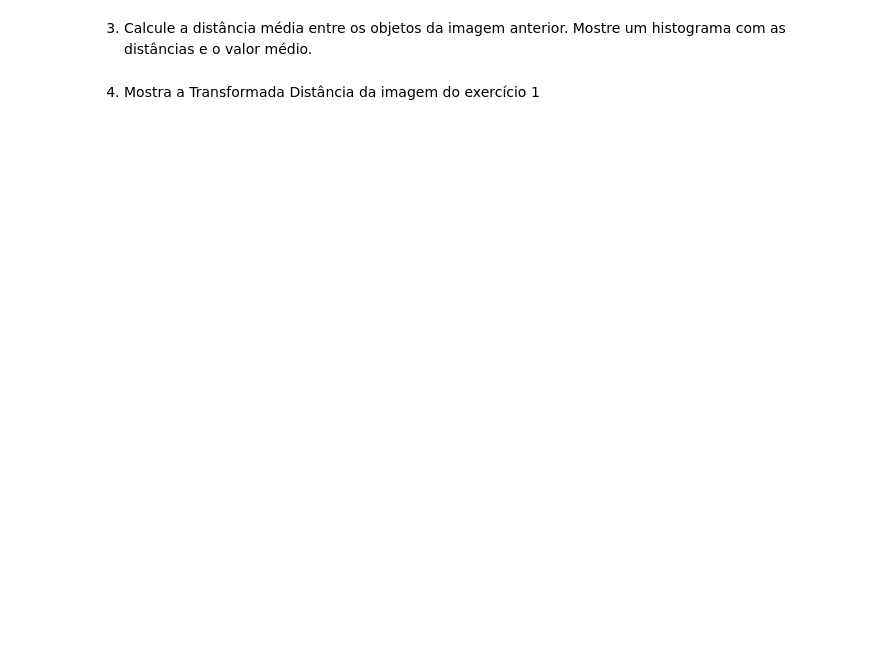
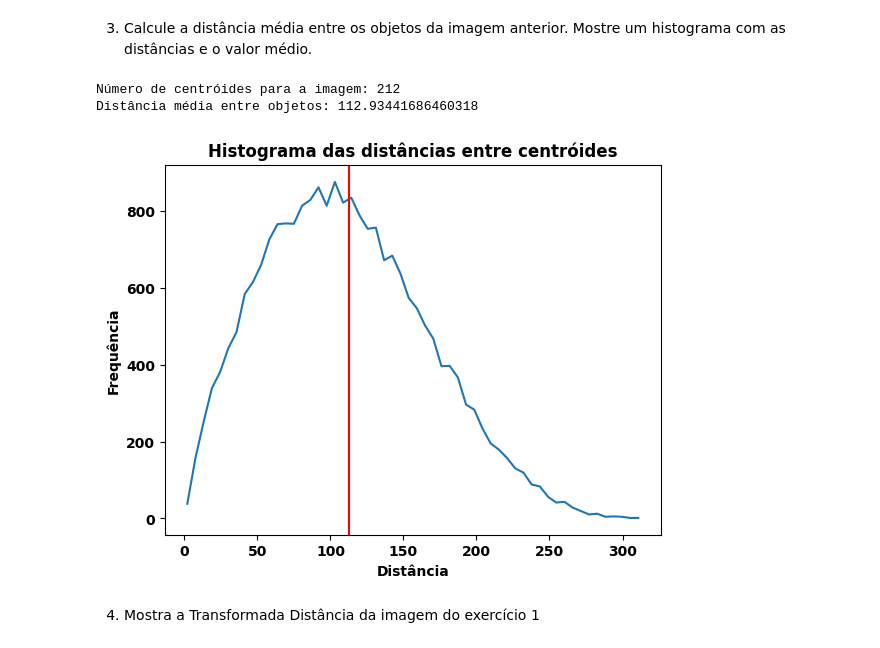
Before and after one commit to marcella314/gbc216_t2_G14, a Jupyter notebook: Lab02 - Connected Components/lab02.ipynb, the cells around one changed output. Drawn from its saved outputs; the diff is of its cells as text; code cells hidden in the pictures; blank space fills up the shorter version.

```diff
--- a/Lab02 - Connected Components/lab02.ipynb
+++ b/Lab02 - Connected Components/lab02.ipynb
@@ -104,2 +158,42 @@ clc3lab1
+# %%
+# code here
+img3 = nova_imagem2
+#plt.imshow(img3, cmap='gray', vmin=0, vmax=1); plt.title("Imagem Q2")
+
+objetos2 = objetos
+centroides = []
+
+for comp2 in objetos2:
+    xs = [x for x, y in comp2]
+    ys = [y for x, y in comp2]
+    cx = np.mean(xs)
+    cy = np.mean(ys)
+    centroides.append((cx, cy))
+
+soma = 0
+dist = np.array([], dtype=float)
+n = len(centroides)
+
+for i in range(n):
+    for j in range(i+1, n):
+        dist = np.append(dist, np.sqrt((centroides[i][0] - centroides[j][0])**2 + (centroides[i][1] - centroides[j][1])**2))
+        soma += np.sqrt((centroides[i][0] - centroides[j][0])**2 + (centroides[i][1] - centroides[j][1])**2)
+
+dist_media = (2 / (n*(n-1))) * soma
+print("Número de centróides para a imagem:", n)
+print("Distância média entre objetos:", dist_media)
+
+hist, bins = np.histogram(dist, bins = "auto")
+
+plt.plot(bins[:-1], hist)
+plt.title("Histograma das distâncias entre centróides")
+plt.xlabel("Distância")
+plt.ylabel("Frequência")
+plt.axvline(dist_media, color='red', linestyle='-', linewidth=1.5) #traça uma linha onde está a distancia média
+plt.show()
+# %% [output]
+Número de centróides para a imagem: 212
+Distância média entre objetos: 112.93441686460318
+[figure, added]
 # %% [markdown]
 4. Mostra a Transformada Distância da imagem do exercício 1
```
Also changed, not shown: parts of 4 cells of this notebook, 1 other file.
